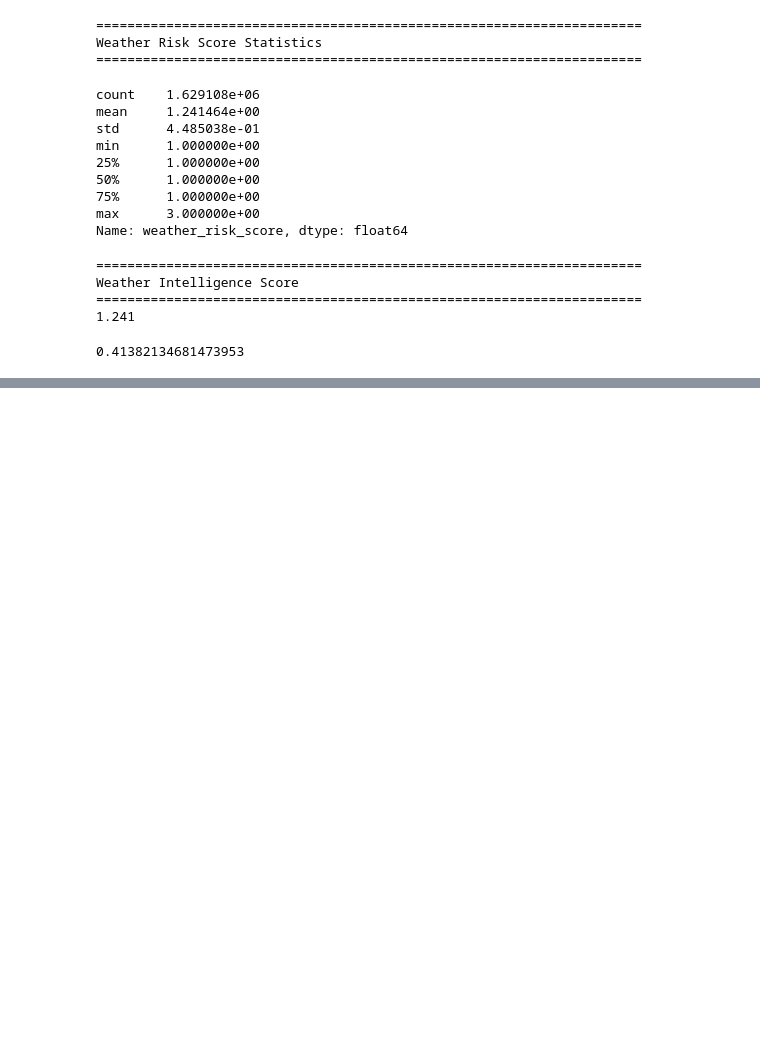
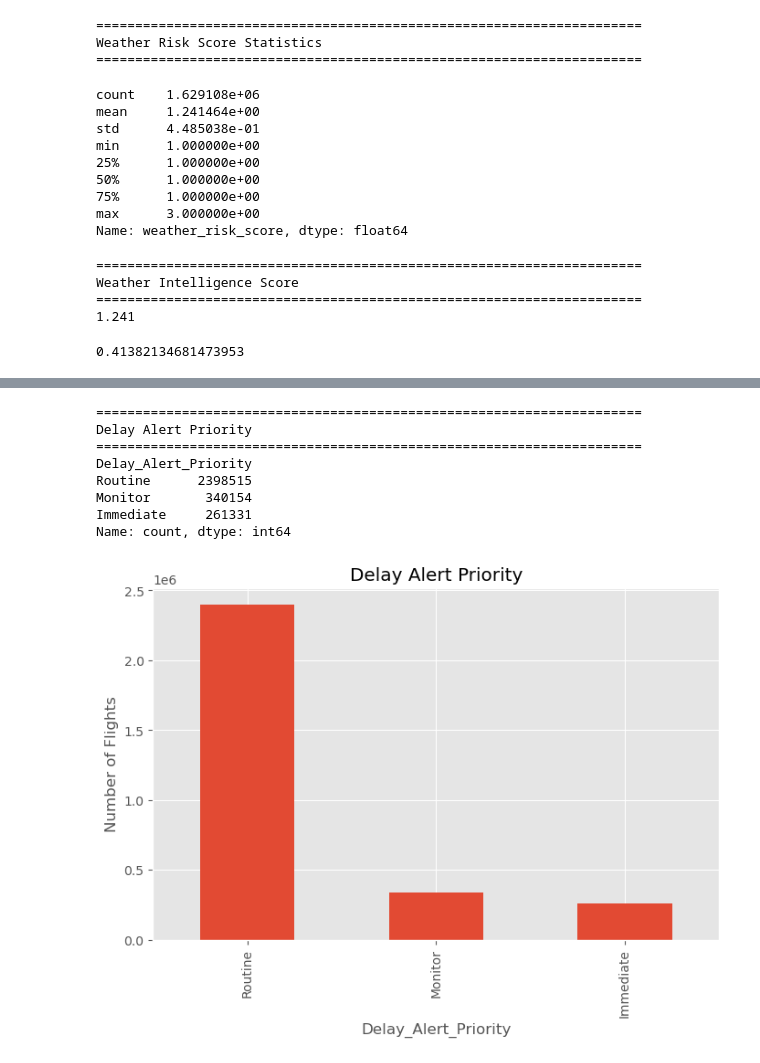
Before and after one commit to darshan-vgithub/Intelligent-Flight-Operations-Analytics-and-Decision-Support-Dashboard, a Jupyter notebook: notebooks/13_Hybrid_AI_Risk_Assessment_Engine.ipynb, the cells around one changed output, grey strips where cells are left out. Drawn from its saved outputs; the diff is of its cells as text; code cells hidden in the pictures; blank space fills up the shorter version.

```diff
--- a/notebooks/13_Hybrid_AI_Risk_Assessment_Engine.ipynb
+++ b/notebooks/13_Hybrid_AI_Risk_Assessment_Engine.ipynb
@@ -515,0 +626,28 @@ weather_summary
+# %%
+print("="*70)
+print("Delay Alert Priority")
+print("="*70)
+
+delay_alert = delay_df["Delay_Alert_Priority"].value_counts()
+
+print(delay_alert)
+
+plt.figure(figsize=(8,5))
+
+delay_alert.plot(kind="bar")
+
+plt.title("Delay Alert Priority")
+
+plt.ylabel("Number of Flights")
+
+plt.show()
+# %% [output]
+======================================================================
+Delay Alert Priority
+======================================================================
+Delay_Alert_Priority
+Routine      2398515
+Monitor       340154
+Immediate     261331
+Name: count, dtype: int64
+[figure, added]
```
Also changed, not shown: parts of 37 cells of this notebook.
